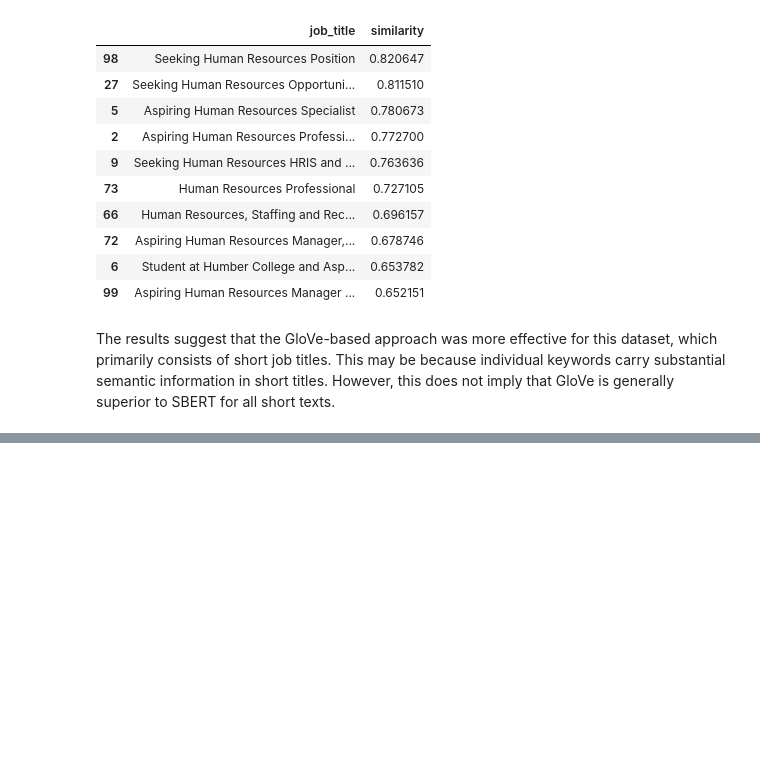
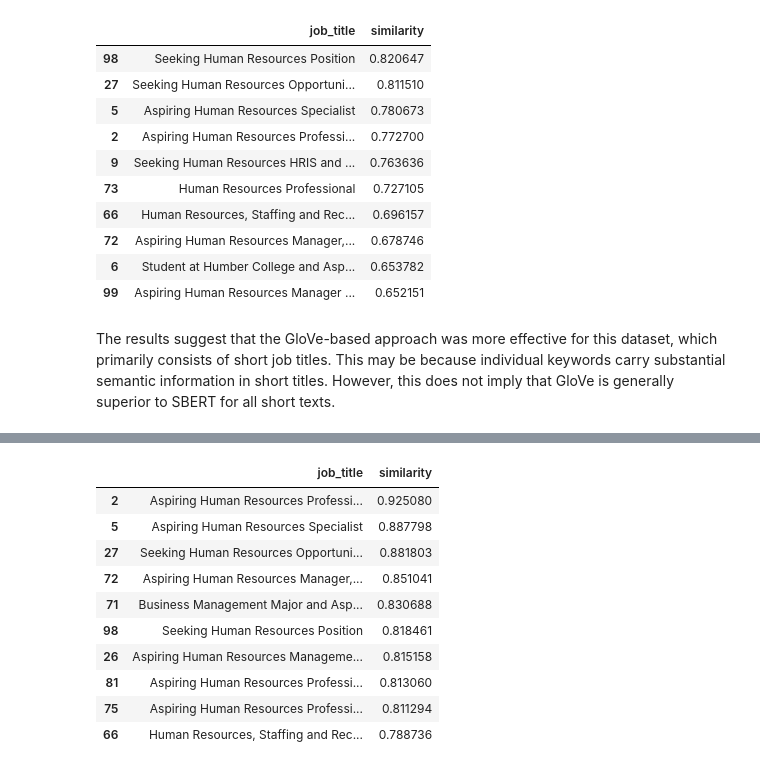
Before and after one commit to safwt-data/QwnYr0x6YtL8f4mY, a Jupyter notebook: notebooks/notebook_1.ipynb, the cells around one changed output, grey strips where cells are left out. Drawn from its saved outputs; the diff is of its cells as text; code cells hidden in the pictures; blank space fills up the shorter version.

```diff
--- a/notebooks/notebook_1.ipynb
+++ b/notebooks/notebook_1.ipynb
@@ -545,0 +689,29 @@ The results suggest that the GloVe-based approach was more effective for this da
+# %%
+X_bge = np.vstack(df["bge_for_modeling"])
+
+y1_vector = get_title_vector_bge(measure_rank_1)
+y2_vector = get_title_vector_bge(measure_rank_2)
+# %%
+score_1 = cosine_similarity(
+    y1_vector.reshape(1, -1),
+    X_bge
+)
+
+df["similarity"] = score_1.flatten()
+
+df[["job_title", "similarity"]].sort_values(
+    by="similarity",
+    ascending=False
+).head(10)
+# %% [output]
+|  | job_title | similarity |
+| 2 | Aspiring Human Resources Professi... | 0.925080 |
+| 5 | Aspiring Human Resources Specialist | 0.887798 |
+| 27 | Seeking Human Resources Opportuni... | 0.881803 |
+| 72 | Aspiring Human Resources Manager,... | 0.851041 |
+| 71 | Business Management Major and Asp... | 0.830688 |
+| 98 | Seeking Human Resources Position | 0.818461 |
+| 26 | Aspiring Human Resources Manageme... | 0.815158 |
+| 81 | Aspiring Human Resources Professi... | 0.813060 |
+| 75 | Aspiring Human Resources Professi... | 0.811294 |
+| 66 | Human Resources, Staffing and Rec... | 0.788736 |
```
Also changed, not shown: parts of 6 cells of this notebook.
